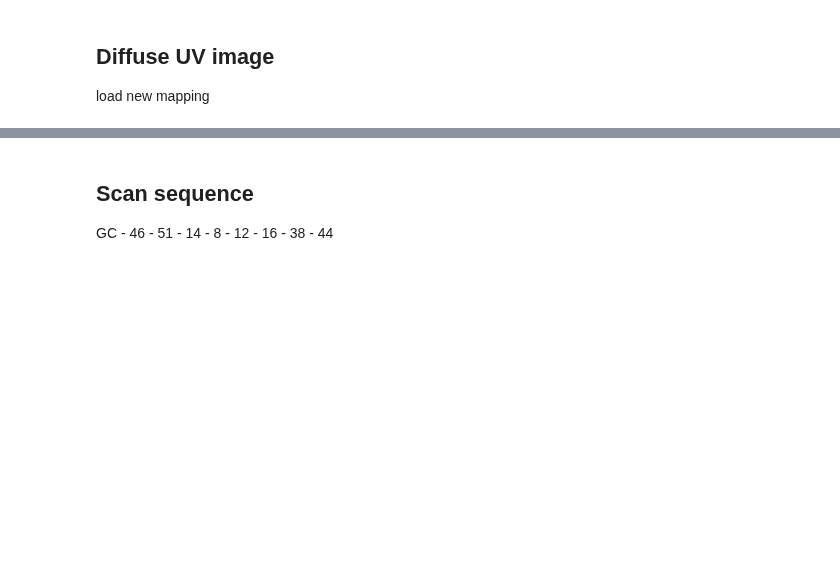
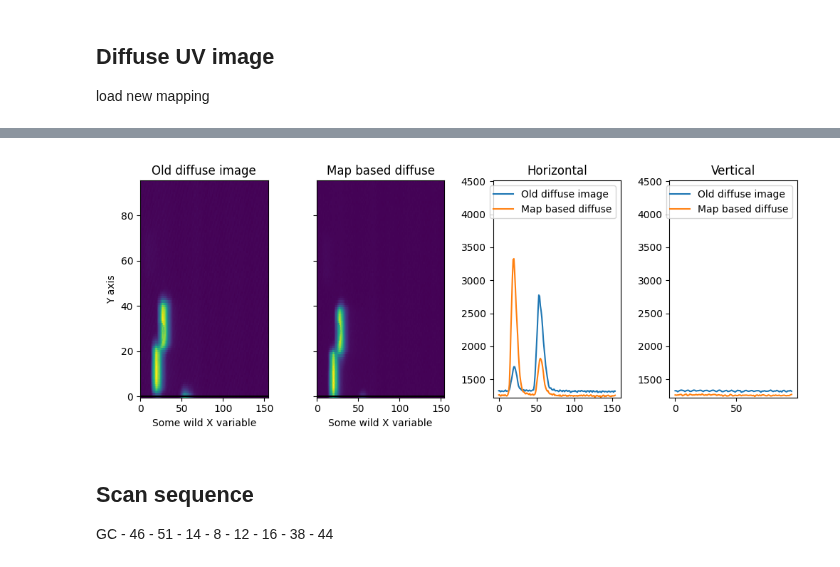
Before and after one commit to vpicouet/FireBallPipe, a Jupyter notebook: Notebook/XY_2022_F1.ipynb, the cells around one changed output, grey strips where cells are left out. Drawn from its saved outputs; the diff is of its cells as text; code cells hidden in the pictures; blank space fills up the shorter version.

```diff
--- a/Notebook/XY_2022_F1.ipynb
+++ b/Notebook/XY_2022_F1.ipynb
@@ -51,8 +52,8 @@ load new mapping
 # mask_det_map_file = cloudpath + 'TestsFTS2018-Flight/E2E-AIT-Flight/XYCalibration/Detector_Mask_mappings/mapping-mask-det-180612-F1.pkl'
 # mask_det_map_file ="Calibration/Mappings/2022/mapping-mask-det-w-2022-5-F1.pkl"
 # for ax, file in zip(axes,[mapping_diffuse_image,new_diffuse_image]])
-data1 = fits.open(mapping_diffuse_image)[0].data[1366:1545,1900:2094]
-data2 = fits.open(mapping_diffuse_image)[0].data[1366:1545,1900:2094]
+data1 = fits.open(mapping_diffuse_image)[0].data[1404:1500,1925:2080]
+data2 = fits.open(new_diffuse_image)[0].data[1404:1500,1925:2080]
 
 from mpl_interactions import heatmap_slicer
 fig, axes = heatmap_slicer(
@@ -60,10 +61,12 @@ fig, axes = heatmap_slicer(
     np.arange(data2.shape[0]),
     (data1, data2),
     slices="both",
-    heatmap_names=("dataset 1", "dataset 2"),
+    figsize = (10,4),
+    heatmap_names=("Old diffuse image", "Map based diffuse"),
     labels=("Some wild X variable", "Y axis"),
     interaction_type="move",
 )
+
 plt.tight_layout()
 plt.show()
 # %% [output]
@@ -72 +73,2 @@ plt.show()
+[figure, added]
 # %%
```
Also changed, not shown: parts of 17 cells of this notebook.
